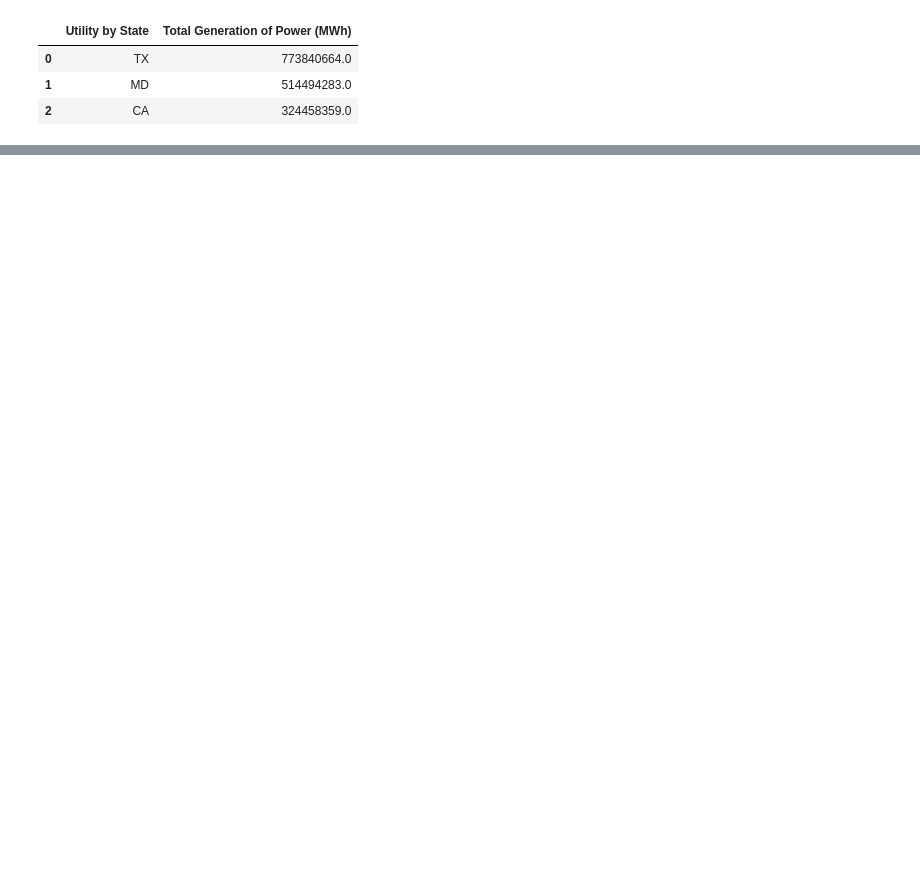
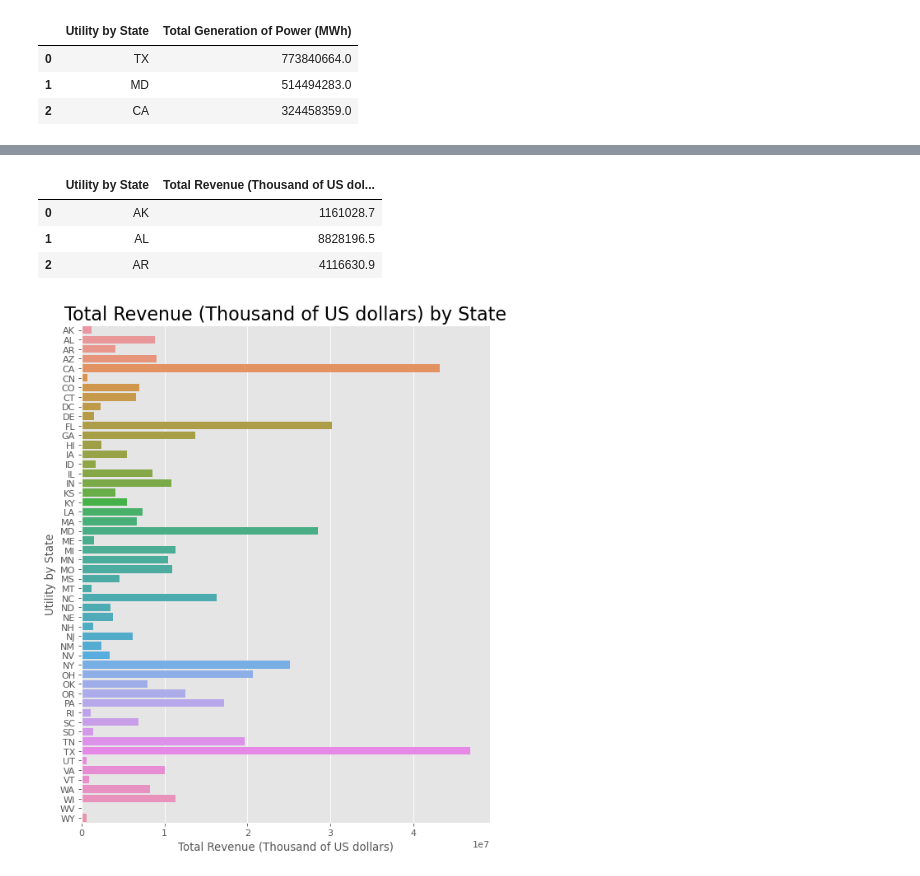
Before and after one commit to zhuy9/DMwP-EnergyUsage, a Jupyter notebook: Project_workspace.ipynb, the cells around one changed output, grey strips where cells are left out. Drawn from its saved outputs; the diff is of its cells as text; code cells hidden in the pictures; blank space fills up the shorter version.

```diff
--- a/Project_workspace.ipynb
+++ b/Project_workspace.ipynb
@@ -161,0 +180,19 @@ fig2
+# %%
+revenue_tot = df[['Revenue.Total','Utility.State']].groupby('Utility.State').sum()
+revenue_tot.reset_index(inplace=True)
+revenue_tot = revenue_tot.rename(columns={'Revenue.Total': 'Total Revenue (Thousand of US dollars)', 'Utility.State':'Utility by State'})
+revenue_tot.head(3)
+# %% [output]
+|  | Utility by State | Total Revenue (Thousand of US dol... |
+| 0 | AK | 1161028.7 |
+| 1 | AL | 8828196.5 |
+| 2 | AR | 4116630.9 |
+# %%
+figure(figsize=(8, 10), dpi=80)
+fig3 = sns.barplot(data = revenue_tot, y = 'Utility by State' ,x = 'Total Revenue (Thousand of US dollars)')
+fig3.axes.set_title('Total Revenue (Thousand of US dollars) by State', fontsize=20)
+fig3
+if (downloadPic):
+    plt.savefig ('Figure/totRevenueByState.png') # not now
+# %% [output]
+[figure, added]
```
Also changed, not shown: parts of 79 cells of this notebook, 14 other files.
